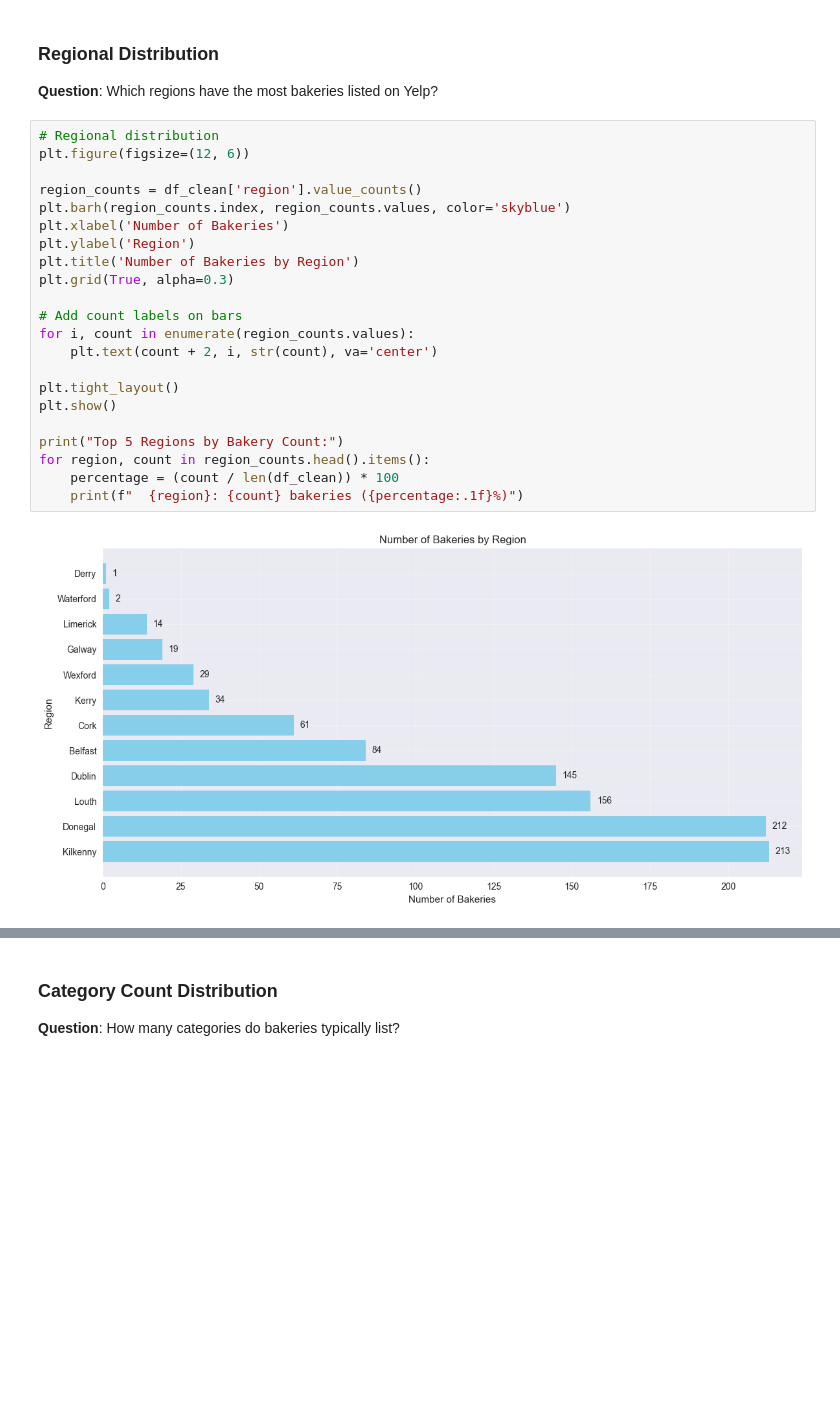
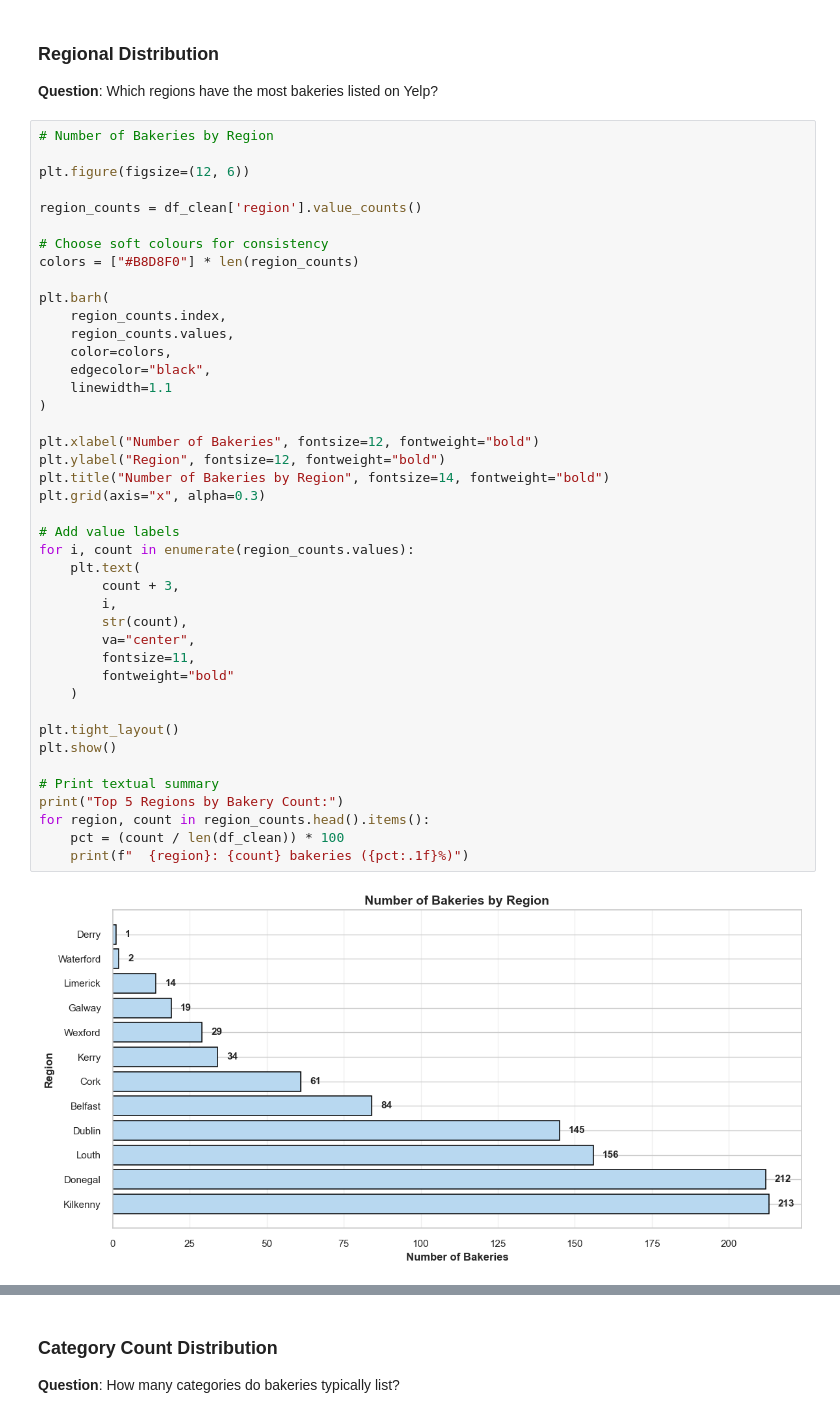
Before and after one commit to vialsiu/irish-bakery-data-science-project, a Jupyter notebook: notebooks/DataAnalysis.ipynb, the cells around one changed output, grey strips where cells are left out. Drawn from its saved outputs; the diff is of its cells as text; blank space fills up the shorter version.

Commit message:
feat: Cleaned and simplified all univariate analysis plots and markdown.

```diff
--- a/notebooks/DataAnalysis.ipynb
+++ b/notebooks/DataAnalysis.ipynb
@@ -850,29 +848,49 @@ Price Level Distribution (Logical Order):
 ### Regional Distribution
 **Question**: Which regions have the most bakeries listed on Yelp?
 # %%
-# Regional distribution
+# Number of Bakeries by Region
+
 plt.figure(figsize=(12, 6))
 
 region_counts = df_clean['region'].value_counts()
-plt.barh(region_counts.index, region_counts.values, color='skyblue')
-plt.xlabel('Number of Bakeries')
-plt.ylabel('Region')
-plt.title('Number of Bakeries by Region')
-plt.grid(True, alpha=0.3)
 
-# Add count labels on bars
+# Choose soft colours for consistency
+colors = ["#B8D8F0"] * len(region_counts)
+
+plt.barh(
+    region_counts.index,
+    region_counts.values,
+    color=colors,
+    edgecolor="black",
+    linewidth=1.1
+)
+
+plt.xlabel("Number of Bakeries", fontsize=12, fontweight="bold")
+plt.ylabel("Region", fontsize=12, fontweight="bold")
+plt.title("Number of Bakeries by Region", fontsize=14, fontweight="bold")
+plt.grid(axis="x", alpha=0.3)
+
+# Add value labels
 for i, count in enumerate(region_counts.values):
-    plt.text(count + 2, i, str(count), va='center')
+    plt.text(
+        count + 3,
+        i,
+        str(count),
+        va="center",
+        fontsize=11,
+        fontweight="bold"
+    )
 
 plt.tight_layout()
 plt.show()
 
+# Print textual summary
 print("Top 5 Regions by Bakery Count:")
 for region, count in region_counts.head().items():
-    percentage = (count / len(df_clean)) * 100
-    print(f"  {region}: {count} bakeries ({percentage:.1f}%)")
+    pct = (count / len(df_clean)) * 100
+    print(f"  {region}: {count} bakeries ({pct:.1f}%)")
 # %% [output]
-[figure, old version]
+[figure, new version]
 Top 5 Regions by Bakery Count:
   Kilkenny: 213 bakeries (22.0%)
   Donegal: 212 bakeries (21.9%)
```
Also changed, not shown: parts of 8 cells of this notebook.
